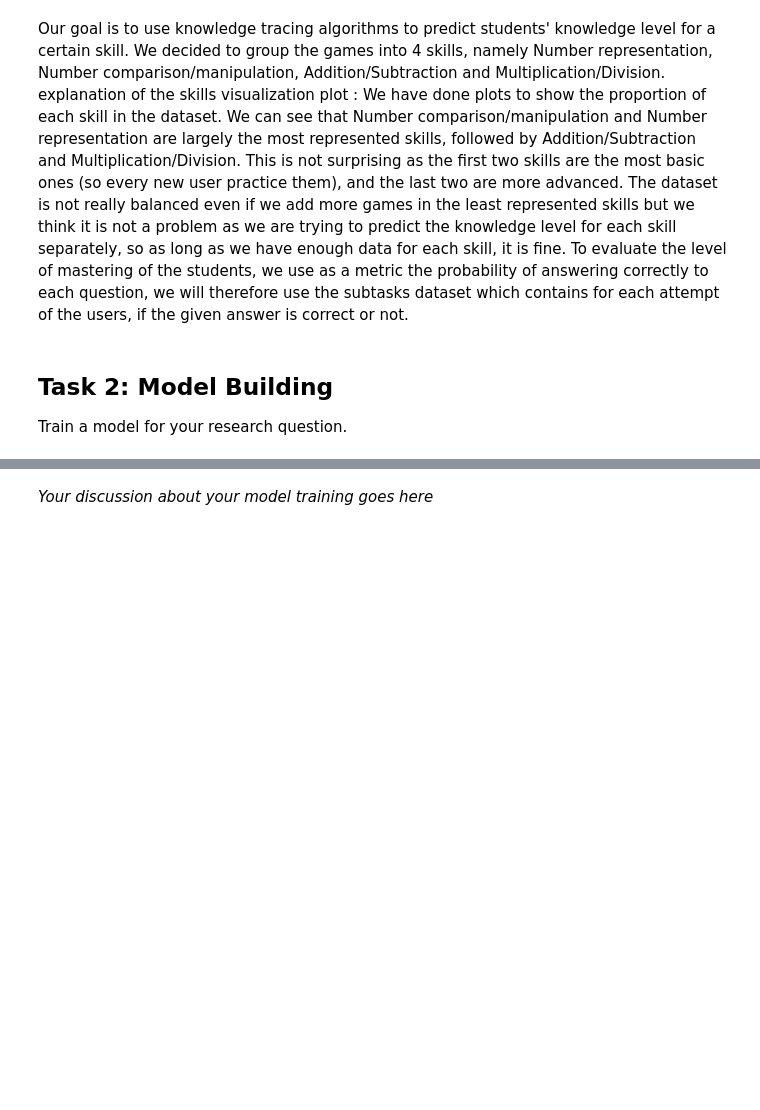
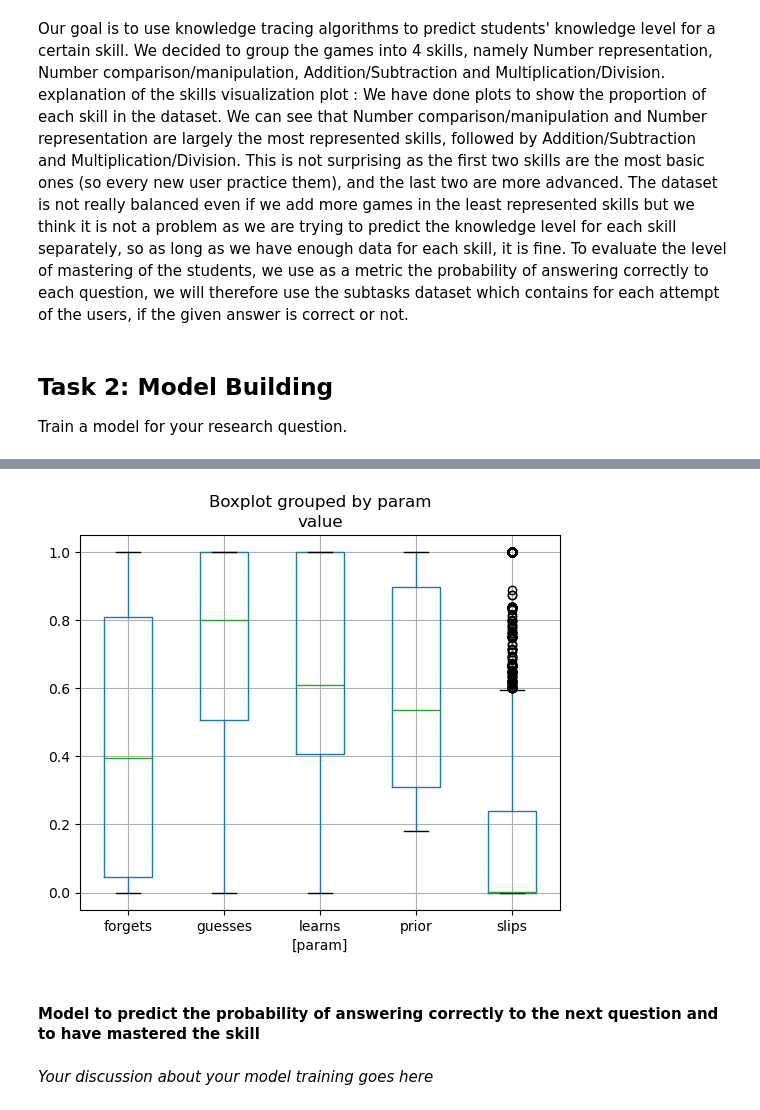
Before and after one commit to emmabhl/MLBD_Calcularis_Sectumsempra, a Jupyter notebook: Milestone4.ipynb, the cells around one changed output, grey strips where cells are left out. Drawn from its saved outputs; the diff is of its cells as text; code cells hidden in the pictures; blank space fills up the shorter version.

```diff
--- a/Milestone4.ipynb
+++ b/Milestone4.ipynb
@@ -97,3 +112,11 @@ Train a model for your research question.
+# %%
+params = model.params()
+params.boxplot(by=['param'], figsize=(6,5))
+plt.show()
+# %% [output]
+[figure, added]
+# %% [markdown]
+#### Model to predict the probability of answering correctly to the next question and to have mastered the skill
 # %% [markdown]
 *Your discussion about your model training goes here*
 # %% [markdown]
```
Also changed, not shown: parts of 4 cells of this notebook.
